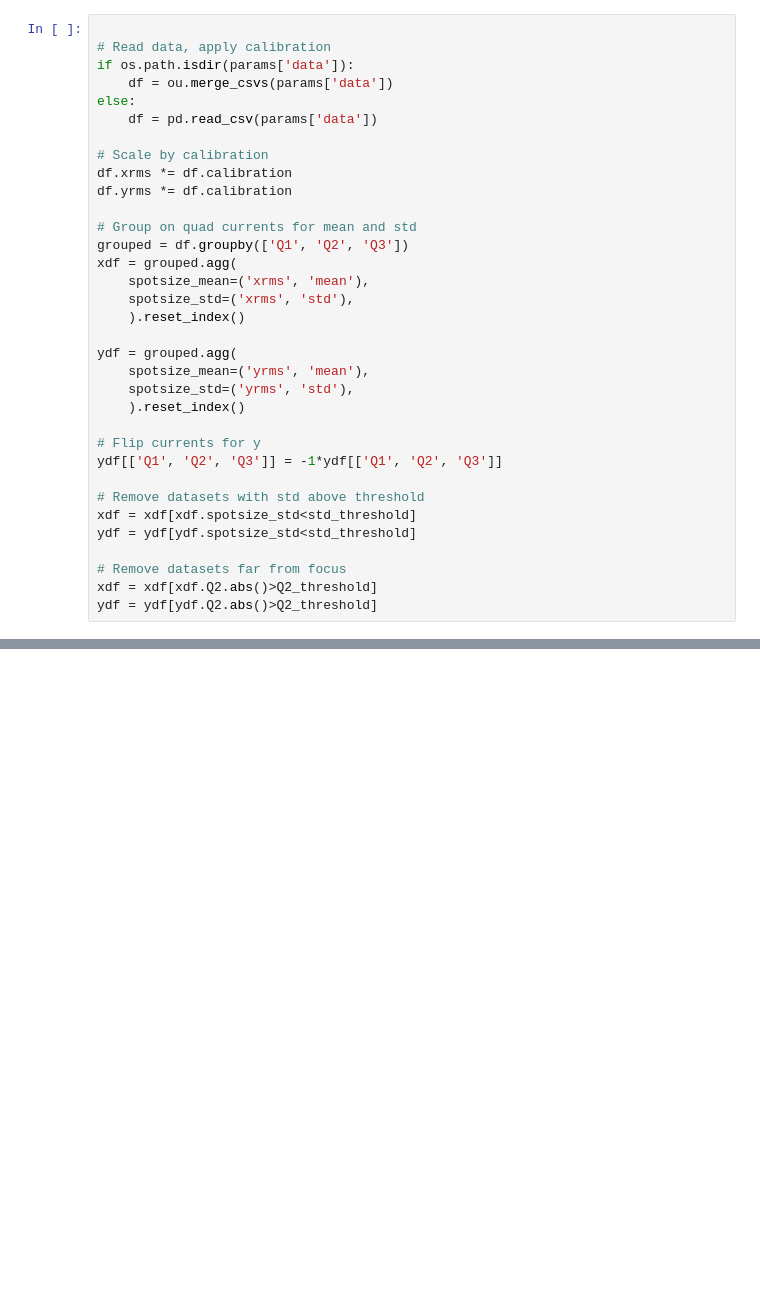
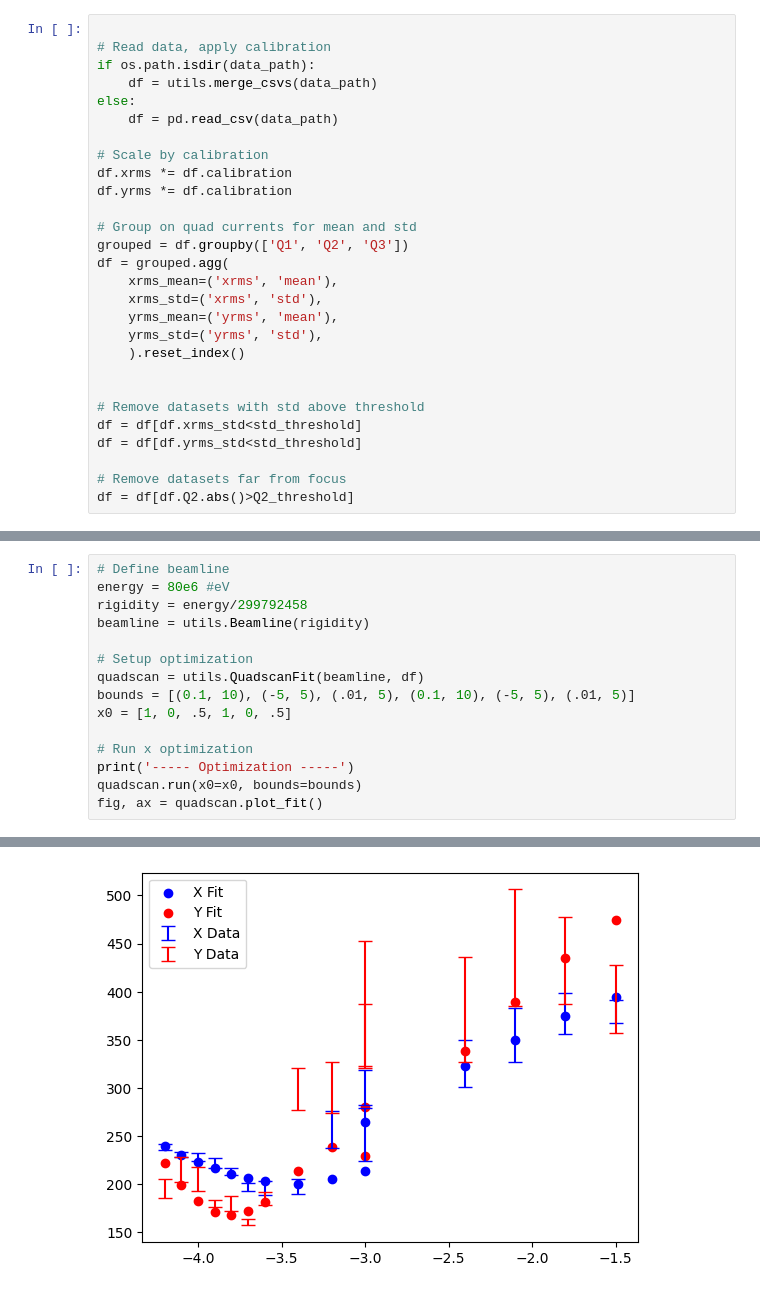
Before and after one commit to afisher000/Radiabeam, a Jupyter notebook: GRIT Operation/Analysis/optimize_quadscan.ipynb, the cells around one changed output, grey strips where cells are left out. Saved outputs shown, nothing was run; the diff lists cells and outputs as text; blank space fills up the shorter version.

```diff
--- a/GRIT Operation/Analysis/optimize_quadscan.ipynb
+++ b/GRIT Operation/Analysis/optimize_quadscan.ipynb
@@ -26,10 +17,10 @@ Q2_threshold = 1 # Remove datapoint if abs(Q2)<thresh
 # %%
 
 # Read data, apply calibration
-if os.path.isdir(params['data']):
-    df = ou.merge_csvs(params['data'])
+if os.path.isdir(data_path):
+    df = utils.merge_csvs(data_path)
 else:
-    df = pd.read_csv(params['data'])
+    df = pd.read_csv(data_path)
 
 # Scale by calibration
 df.xrms *= df.calibration
@@ -37,23 +28,17 @@ df.yrms *= df.calibration
 
 # Group on quad currents for mean and std
 grouped = df.groupby(['Q1', 'Q2', 'Q3'])
-xdf = grouped.agg(
-    spotsize_mean=('xrms', 'mean'),
-    spotsize_std=('xrms', 'std'),
+df = grouped.agg(
+    xrms_mean=('xrms', 'mean'),
+    xrms_std=('xrms', 'std'),
+    yrms_mean=('yrms', 'mean'),
+    yrms_std=('yrms', 'std'),
     ).reset_index()
 
-ydf = grouped.agg(
-    spotsize_mean=('yrms', 'mean'),
-    spotsize_std=('yrms', 'std'),
-    ).reset_index()
-
-# Flip currents for y
-ydf[['Q1', 'Q2', 'Q3']] = -1*ydf[['Q1', 'Q2', 'Q3']]
 
 # Remove datasets with std above threshold
-xdf = xdf[xdf.spotsize_std<std_threshold]
-ydf = ydf[ydf.spotsize_std<std_threshold]
+df = df[df.xrms_std<std_threshold]
+df = df[df.yrms_std<std_threshold]
 
 # Remove datasets far from focus
-xdf = xdf[xdf.Q2.abs()>Q2_threshold]
-ydf = ydf[ydf.Q2.abs()>Q2_threshold]
+df = df[df.Q2.abs()>Q2_threshold]
@@ -101,0 +45,16 @@ Text(0.5, 1.0, 'Quad Scan Optimization')
+# %%
+# Define beamline
+energy = 80e6 #eV
+rigidity = energy/299792458
+beamline = utils.Beamline(rigidity)
+
+# Setup optimization
+quadscan = utils.QuadscanFit(beamline, df)
+bounds = [(0.1, 10), (-5, 5), (.01, 5), (0.1, 10), (-5, 5), (.01, 5)]
+x0 = [1, 0, .5, 1, 0, .5]
+
+# Run x optimization
+print('----- Optimization -----')
+quadscan.run(x0=x0, bounds=bounds)
+fig, ax = quadscan.plot_fit()
+# %% [output]
@@ -101,0 +81 @@ Text(0.5, 1.0, 'Quad Scan Optimization')
+[figure, added]
```
Also changed, not shown: parts of 3 cells of this notebook, 6 other files.
